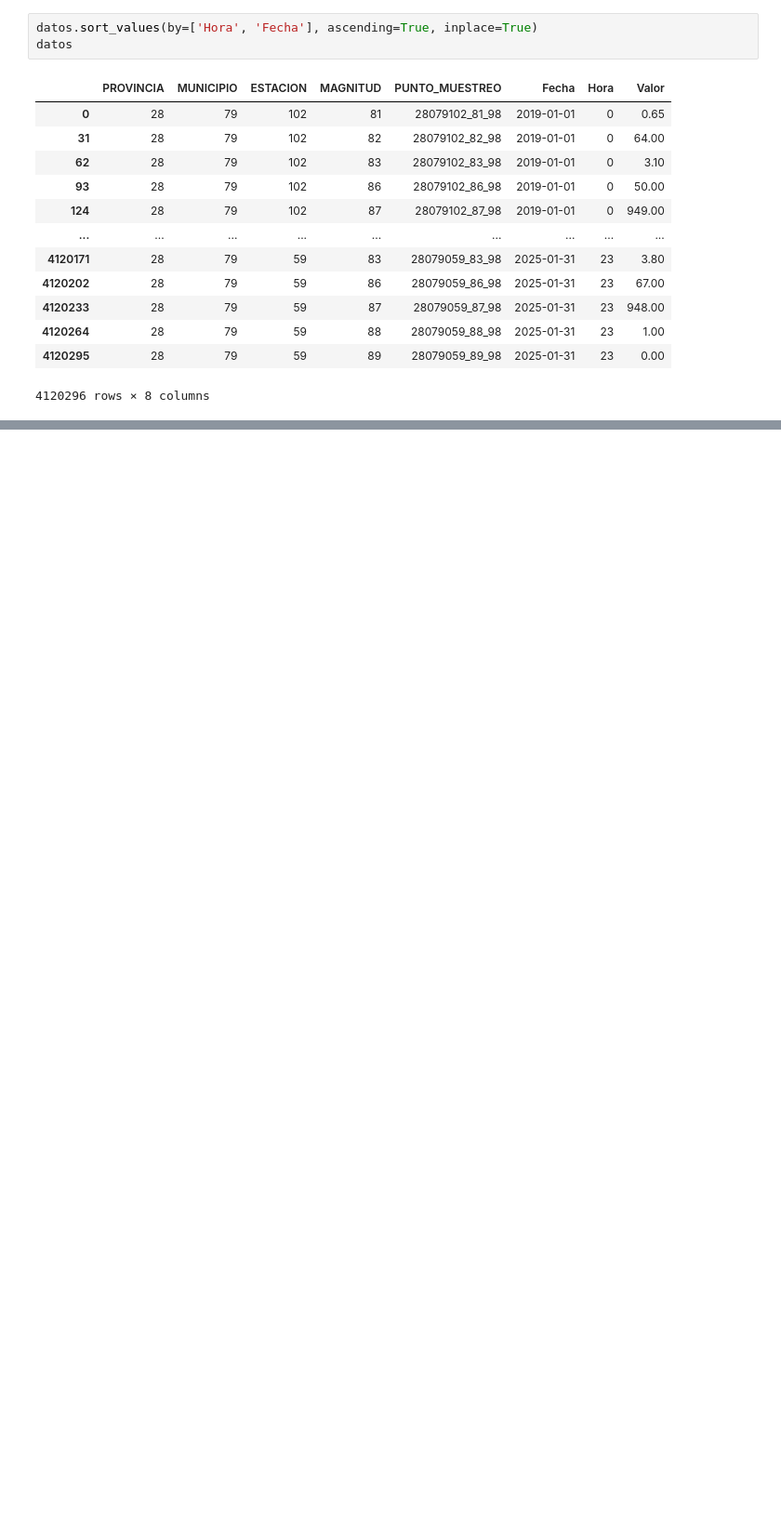
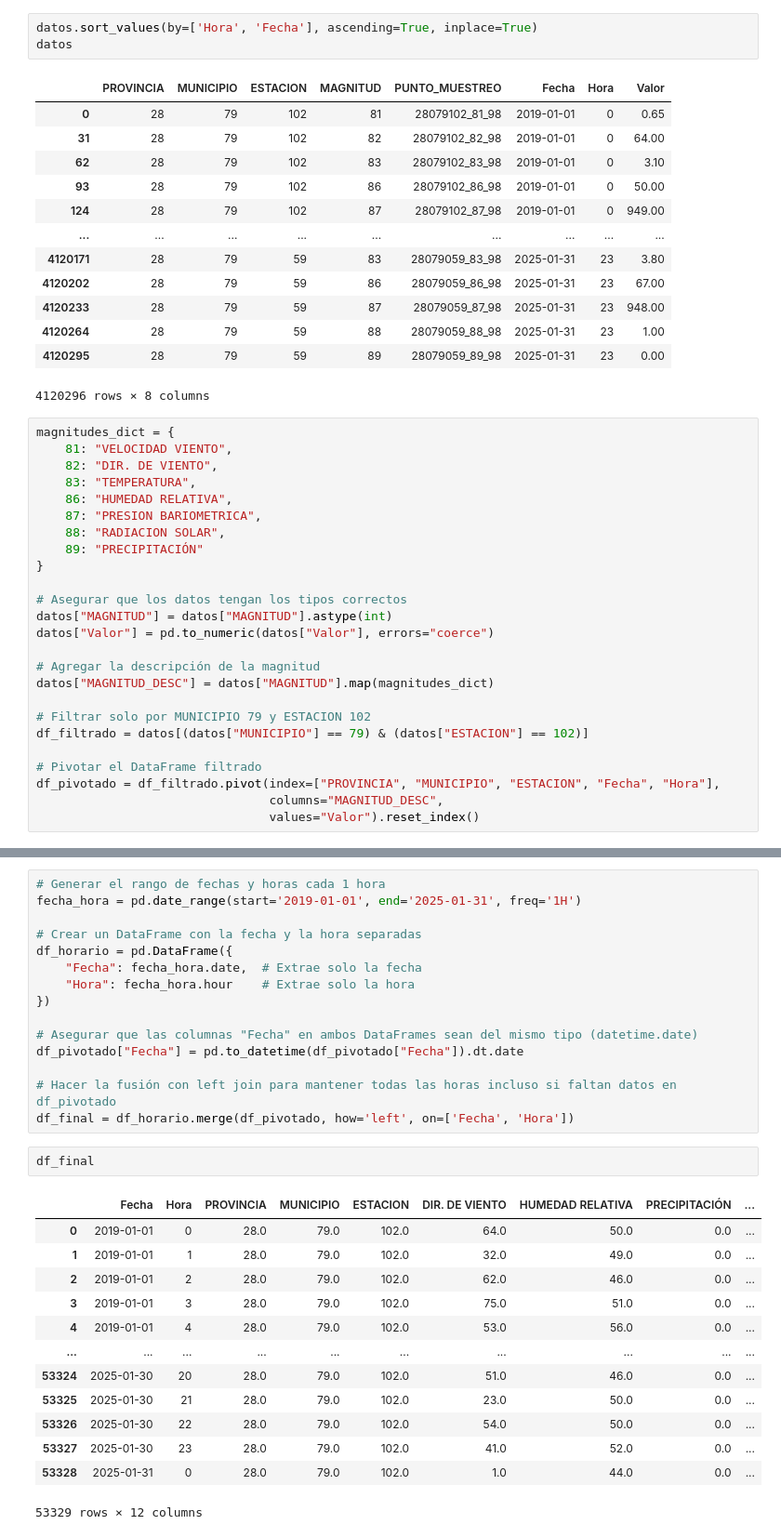
Before and after one commit to GamblerRunner/PrediccionMeteorologica, a Jupyter notebook: src/ETL/homogenization/madrid_data_homogenization.ipynb, the cells around one changed output, grey strips where cells are left out. Shown at 93% size. Saved outputs shown, nothing was run; the diff lists cells and outputs as text; blank space fills up the shorter version.

```diff
--- a/src/ETL/homogenization/madrid_data_homogenization.ipynb
+++ b/src/ETL/homogenization/madrid_data_homogenization.ipynb
@@ -140,3 +115,28 @@ datos
 | 4120264 | 28 | 79 | 59 | 88 | 28079059_88_98 | 2025-01-31 | 23 | 1.00 |
 | 4120295 | 28 | 79 | 59 | 89 | 28079059_89_98 | 2025-01-31 | 23 | 0.00 |
 4120296 rows × 8 columns
+# %%
+magnitudes_dict = {
+    81: "VELOCIDAD VIENTO",
+    82: "DIR. DE VIENTO",
+    83: "TEMPERATURA",
+    86: "HUMEDAD RELATIVA",
+    87: "PRESION BARIOMETRICA",
+    88: "RADIACION SOLAR",
+    89: "PRECIPITACIÓN"
+}
+
+# Asegurar que los datos tengan los tipos correctos
+datos["MAGNITUD"] = datos["MAGNITUD"].astype(int)
+datos["Valor"] = pd.to_numeric(datos["Valor"], errors="coerce")
+
+# Agregar la descripción de la magnitud
+datos["MAGNITUD_DESC"] = datos["MAGNITUD"].map(magnitudes_dict)
+
+# Filtrar solo por MUNICIPIO 79 y ESTACION 102
+df_filtrado = datos[(datos["MUNICIPIO"] == 79) & (datos["ESTACION"] == 102)]
+
+# Pivotar el DataFrame filtrado
+df_pivotado = df_filtrado.pivot(index=["PROVINCIA", "MUNICIPIO", "ESTACION", "Fecha", "Hora"],
+                                columns="MAGNITUD_DESC",
+                                values="Valor").reset_index()
@@ -142,0 +159,31 @@ datos
+# %%
+# Generar el rango de fechas y horas cada 1 hora
+fecha_hora = pd.date_range(start='2019-01-01', end='2025-01-31', freq='1H')
+
+# Crear un DataFrame con la fecha y la hora separadas
+df_horario = pd.DataFrame({
+    "Fecha": fecha_hora.date,  # Extrae solo la fecha
+    "Hora": fecha_hora.hour    # Extrae solo la hora
+})
+
+# Asegurar que las columnas "Fecha" en ambos DataFrames sean del mismo tipo (datetime.date)
+df_pivotado["Fecha"] = pd.to_datetime(df_pivotado["Fecha"]).dt.date
+
+# Hacer la fusión con left join para mantener todas las horas incluso si faltan datos en df_pivotado
+df_final = df_horario.merge(df_pivotado, how='left', on=['Fecha', 'Hora'])
+# %%
+df_final
+# %% [output]
+|  | Fecha | Hora | PROVINCIA | MUNICIPIO | ESTACION | DIR. DE VIENTO | HUMEDAD RELATIVA | PRECIPITACIÓN | ... |
+| 0 | 2019-01-01 | 0 | 28.0 | 79.0 | 102.0 | 64.0 | 50.0 | 0.0 | ... |
+| 1 | 2019-01-01 | 1 | 28.0 | 79.0 | 102.0 | 32.0 | 49.0 | 0.0 | ... |
+| 2 | 2019-01-01 | 2 | 28.0 | 79.0 | 102.0 | 62.0 | 46.0 | 0.0 | ... |
+| 3 | 2019-01-01 | 3 | 28.0 | 79.0 | 102.0 | 75.0 | 51.0 | 0.0 | ... |
+| 4 | 2019-01-01 | 4 | 28.0 | 79.0 | 102.0 | 53.0 | 56.0 | 0.0 | ... |
+| ... | ... | ... | ... | ... | ... | ... | ... | ... | ... |
+| 53324 | 2025-01-30 | 20 | 28.0 | 79.0 | 102.0 | 51.0 | 46.0 | 0.0 | ... |
+| 53325 | 2025-01-30 | 21 | 28.0 | 79.0 | 102.0 | 23.0 | 50.0 | 0.0 | ... |
+| 53326 | 2025-01-30 | 22 | 28.0 | 79.0 | 102.0 | 54.0 | 50.0 | 0.0 | ... |
+| 53327 | 2025-01-30 | 23 | 28.0 | 79.0 | 102.0 | 41.0 | 52.0 | 0.0 | ... |
+| 53328 | 2025-01-31 | 0 | 28.0 | 79.0 | 102.0 | 1.0 | 44.0 | 0.0 | ... |
+53329 rows × 12 columns
```
Also changed, not shown: parts of 6 cells of this notebook.
